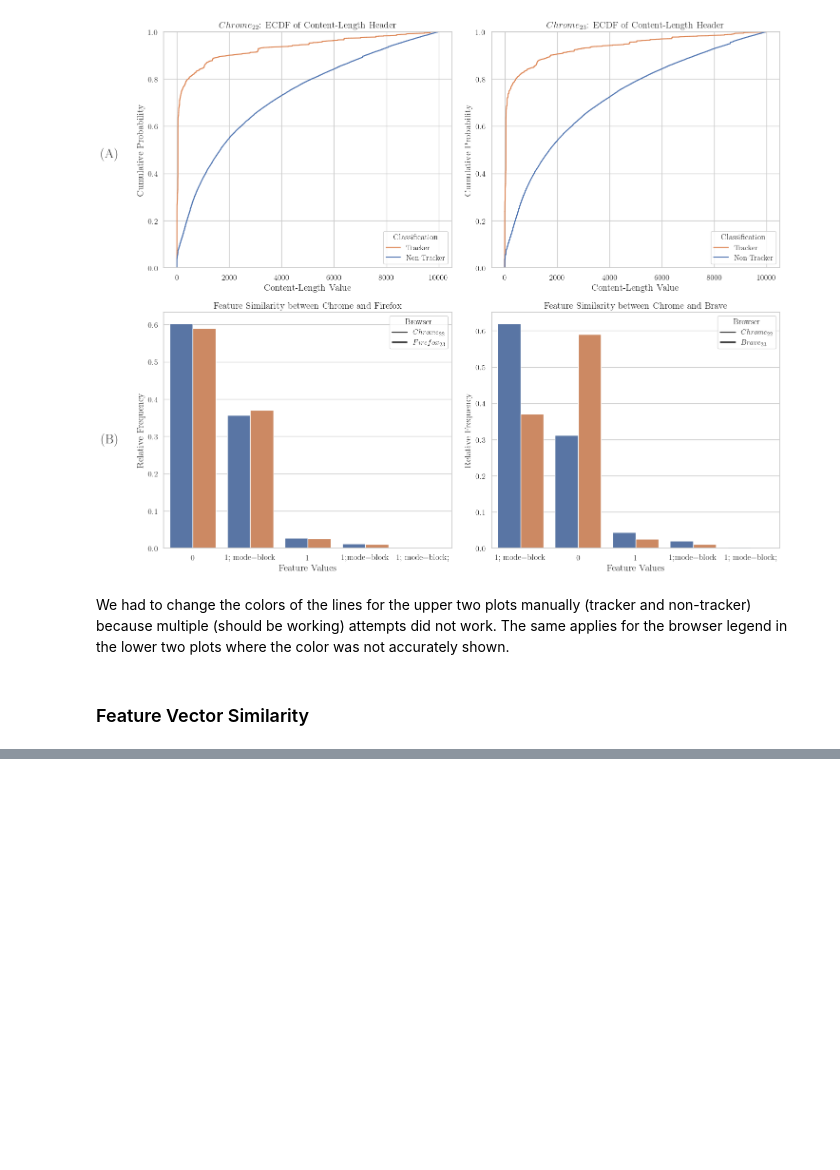
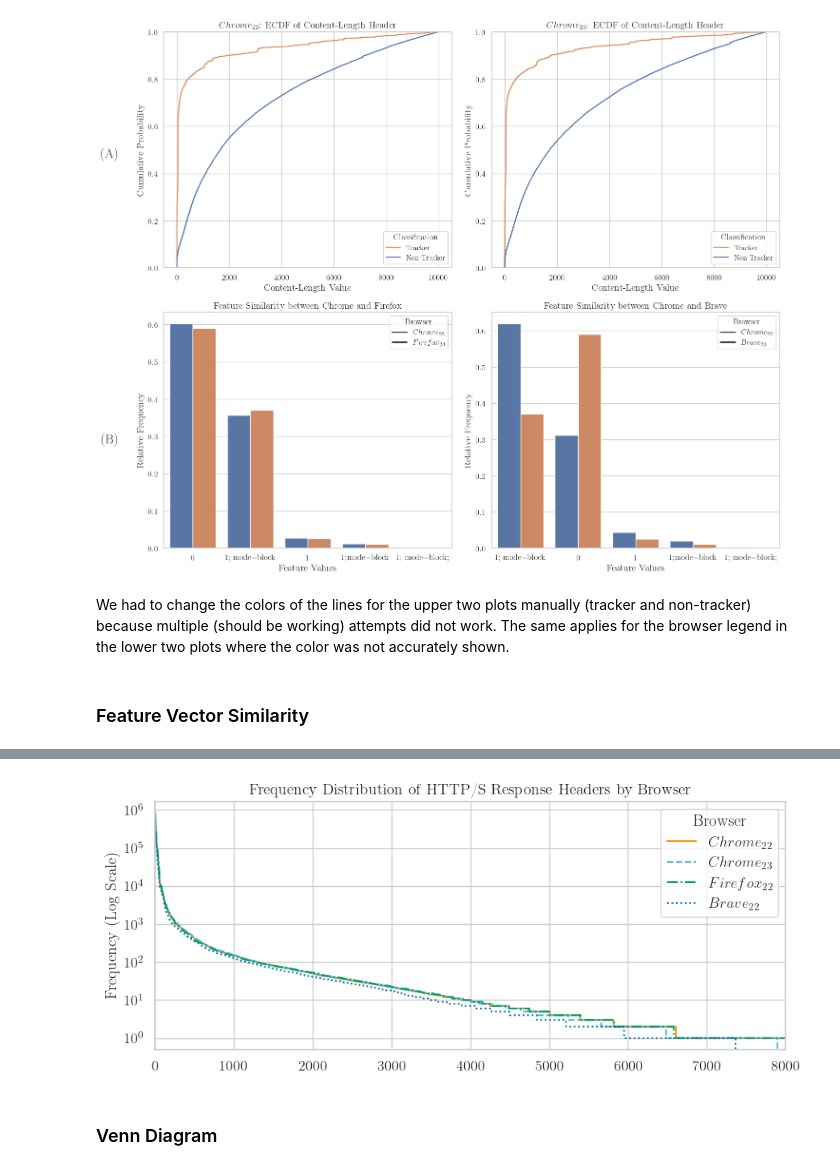
Before and after one commit to wolfrieder/http-response-classifier, a Jupyter notebook: notebooks/submission_figures.ipynb, the cells around one changed output, grey strips where cells are left out. Saved outputs shown, nothing was run; the diff lists cells and outputs as text; code cells hidden in the pictures; blank space fills up the shorter version.

```diff
--- a/notebooks/submission_figures.ipynb
+++ b/notebooks/submission_figures.ipynb
@@ -1092,0 +1130,6 @@ feature_vectors_with_labels.value_counts()
+# %%
+%%time
+chrome_old_values_count = chrome_old.iloc[:, 6:-2].count().to_numpy()
+chrome_new_values_count = chrome_new.iloc[:, 6:-2].count().to_numpy()
+firefox_values_count = firefox.iloc[:, 6:-2].count().to_numpy()
+brave_values_count = brave.iloc[:, 6:-2].count().to_numpy()
@@ -1092,0 +1139,6 @@ feature_vectors_with_labels.value_counts()
+# %%
+%%time
+chrome_new_values_count[::-1].sort()
+chrome_old_values_count[::-1].sort()
+firefox_values_count[::-1].sort()
+brave_values_count[::-1].sort()
@@ -1092,0 +1148,5 @@ feature_vectors_with_labels.value_counts()
+# %%
+header_frequencies_data = pd.DataFrame([chrome_old_values_count, chrome_new_values_count, firefox_values_count, brave_values_count]).T
+# %%
+header_frequencies_data.replace(np.nan, 0, inplace=True)
+header_frequencies_data.rename(columns={0: 'chrome_old', 1: 'chrome_new', 2: 'firefox', 3: 'brave'}, inplace=True)
@@ -1092,0 +1177,33 @@ feature_vectors_with_labels.value_counts()
+# %%
+sns.set_theme(style="whitegrid", font_scale=1.2)
+fig = plt.figure(figsize=(16, 4))
+grid = plt.GridSpec(1, 3, wspace=0.4)  # Add wspace for space between plots
+plt.rcParams.update({
+    "text.usetex": True,
+    "font.family": "serif",
+    "font.serif": ["Computer Modern Roman"],
+    "font.size": 14,
+    'mathtext.default': 'regular',
+    "text.latex.preamble": r"\usepackage[T1]{fontenc}",
+    })
+# Line plot
+ax1 = fig.add_subplot(grid[0, :2])
+linestyles = ['-', '--', '-.', ':', '-', '--', '-.']
+colors = ["#E69F00", "#56B4E9", "#009E73", "#0072B2", "#D55E00", "#CC79A7", "#F0E442"]
+labels = ['$Chrome_{22}$', '$Chrome_{23}$', '$Firefox_{22}$', '$Brave_{22}$']
+
+for idx, browser in enumerate(header_frequencies_data.columns):
+    sns.lineplot(data=header_frequencies_data, x=header_frequencies_data.index, y=browser, ax=ax1, linestyle=linestyles[idx], color=colors[idx], label=labels[idx]) # Assuming 'a' is the dataset for the line plot
+ax1.set_yscale('log')
+ax1.set_ylabel('Frequency (Log Scale)')
+ax1.set_xlim(0, 8000)
+ax1.set_title("Frequency Distribution of HTTP/S Response Headers by Browser", fontsize=14)
+ax1.legend(loc="upper right", title="Browser")
+ax1.set_xlabel('')
+
+plt.savefig('headers_frequency.pdf', bbox_inches='tight')
+plt.show()
+# %% [output]
+[figure, added]
+# %% [markdown]
+### Venn Diagram
```
Also changed, not shown: parts of 10 cells of this notebook, 5 other files.
